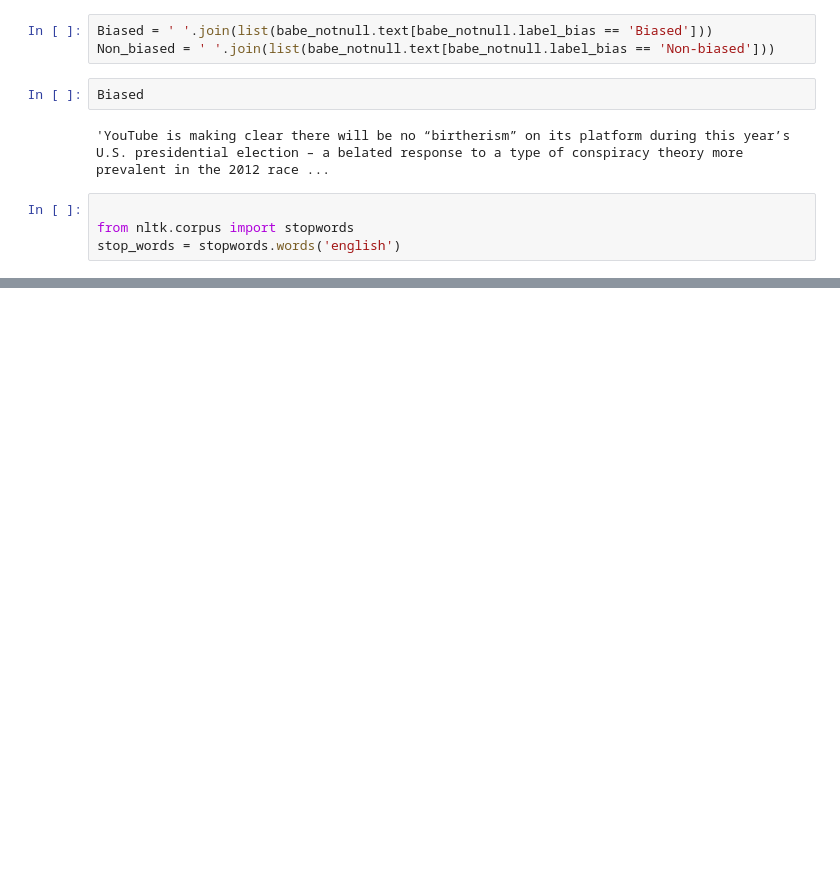
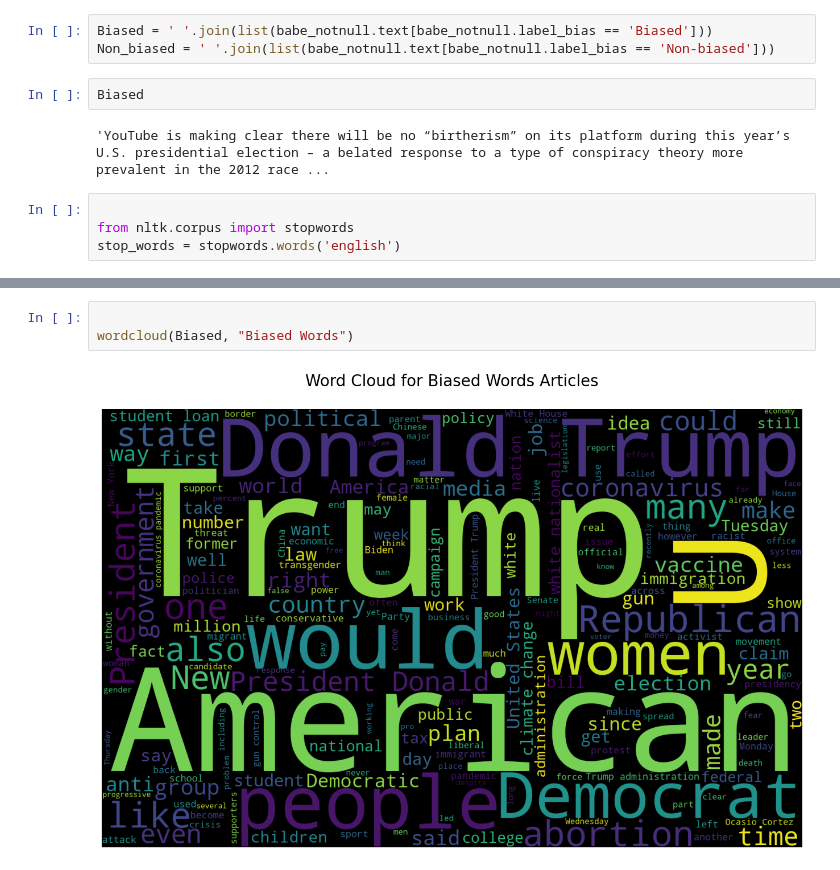
Before and after one commit to Foxtrot123-png/Multi-Model-Bias-Detection-and-Debiasing-the-News, a Jupyter notebook: EDA/Babe_Dataset.IPYNB, the cells around one changed output, grey strips where cells are left out. Drawn from its saved outputs; the diff is of its cells as text; blank space fills up the shorter version.

Commit message:
added wordcloud to babe

```diff
--- a/EDA/Babe_Dataset.IPYNB
+++ b/EDA/Babe_Dataset.IPYNB
@@ -190,0 +195,5 @@ ModuleNotFoundError: No module named 'wordcloud'
+# %%
+
+wordcloud(Biased, "Biased Words")
+# %% [output]
+[figure, added]
```
Also changed, not shown: parts of 2 cells of this notebook.
